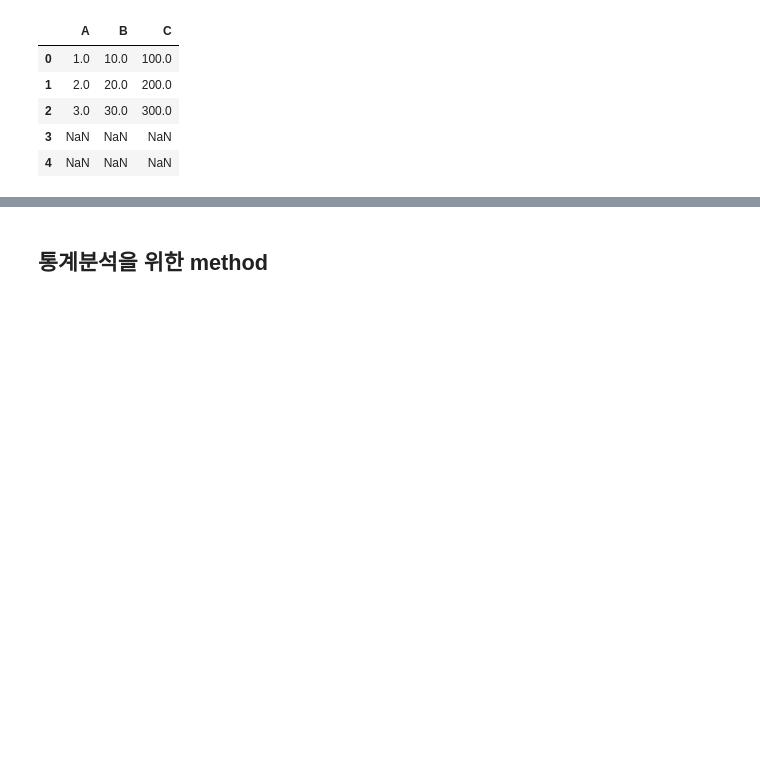
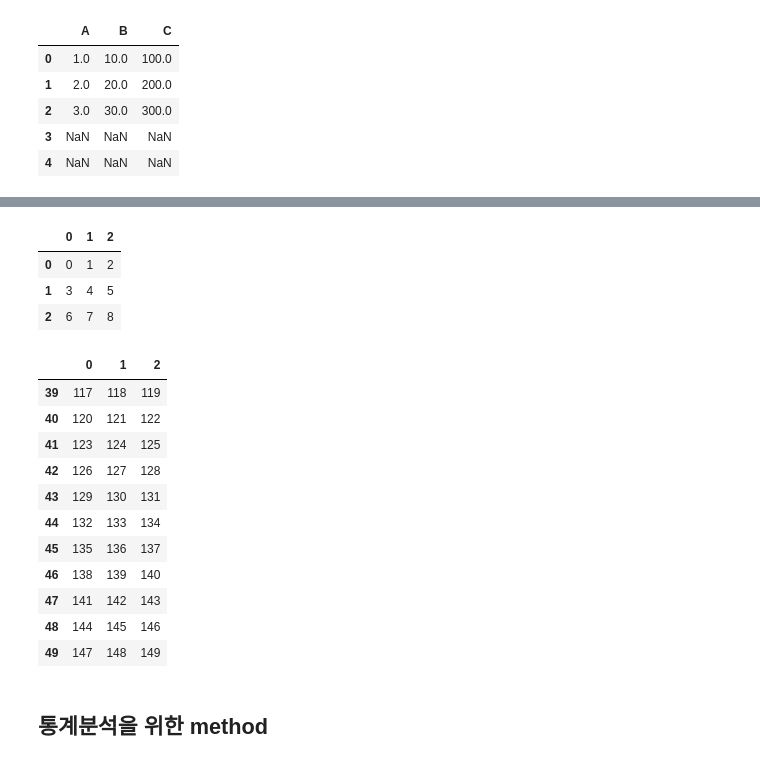
Before and after one commit to tweakershin/python-programming2, a Jupyter notebook: 08. Pandas.ipynb, the cells around one changed output, grey strips where cells are left out. Cells and saved outputs as stored; diff of their text form; code cells hidden in the pictures; blank space fills up the shorter version.

```diff
--- a/08. Pandas.ipynb
+++ b/08. Pandas.ipynb
@@ -506,0 +598,7 @@ df1%df2
+# %%
+df.head(3)
+# %% [output]
+|  | 0 | 1 | 2 |
+| 0 | 0 | 1 | 2 |
+| 1 | 3 | 4 | 5 |
+| 2 | 6 | 7 | 8 |
@@ -507,3 +607,18 @@ df1%df2
+# %%
+df.tail(11)
+# %% [output]
+|  | 0 | 1 | 2 |
+| 39 | 117 | 118 | 119 |
+| 40 | 120 | 121 | 122 |
+| 41 | 123 | 124 | 125 |
+| 42 | 126 | 127 | 128 |
+| 43 | 129 | 130 | 131 |
+| 44 | 132 | 133 | 134 |
+| 45 | 135 | 136 | 137 |
+| 46 | 138 | 139 | 140 |
+| 47 | 141 | 142 | 143 |
+| 48 | 144 | 145 | 146 |
+| 49 | 147 | 148 | 149 |
 # %% [markdown]
 ## 통계분석을 위한 method
 # %%
```
Also changed, not shown: parts of 70 cells of this notebook, 2 other files.
